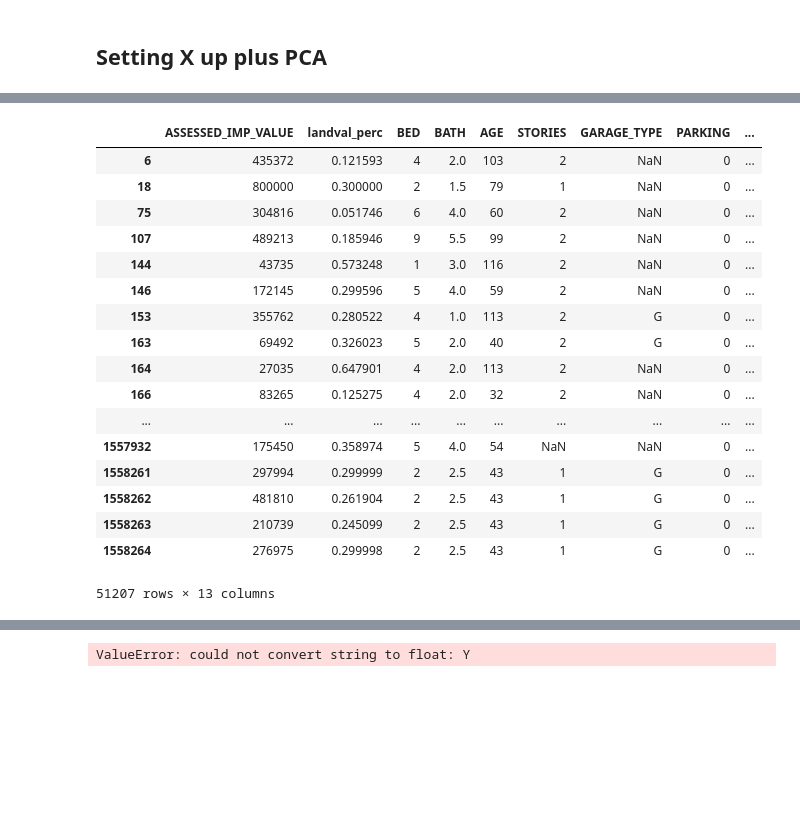
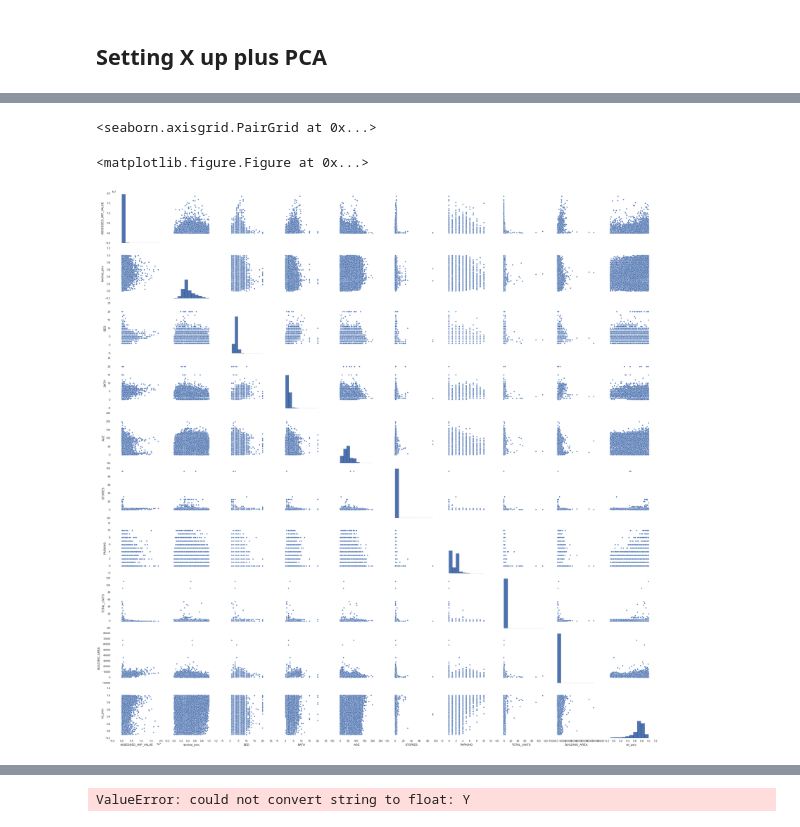
Before and after one commit to selwyth/featurehoods, a Jupyter notebook: work_sql_interface.ipynb, the cells around one changed output, grey strips where cells are left out. Cells and saved outputs as stored; diff of their text form; code cells hidden in the pictures; blank space fills up the shorter version.

```diff
--- a/work_sql_interface.ipynb
+++ b/work_sql_interface.ipynb
@@ -501,21 +573,7 @@ AttributeError: max must be larger than min in range parameter.
-# %%
-X[X.lot_perc < 0]
-# %% [output]
-|  | ASSESSED_IMP_VALUE | landval_perc | BED | BATH | AGE | STORIES | GARAGE_TYPE | PARKING | ... |
-| 6 | 435372 | 0.121593 | 4 | 2.0 | 103 | 2 | NaN | 0 | ... |
-| 18 | 800000 | 0.300000 | 2 | 1.5 | 79 | 1 | NaN | 0 | ... |
-| 75 | 304816 | 0.051746 | 6 | 4.0 | 60 | 2 | NaN | 0 | ... |
-| 107 | 489213 | 0.185946 | 9 | 5.5 | 99 | 2 | NaN | 0 | ... |
-| 144 | 43735 | 0.573248 | 1 | 3.0 | 116 | 2 | NaN | 0 | ... |
-| 146 | 172145 | 0.299596 | 5 | 4.0 | 59 | 2 | NaN | 0 | ... |
-| 153 | 355762 | 0.280522 | 4 | 1.0 | 113 | 2 | G | 0 | ... |
-| 163 | 69492 | 0.326023 | 5 | 2.0 | 40 | 2 | G | 0 | ... |
-| 164 | 27035 | 0.647901 | 4 | 2.0 | 113 | 2 | NaN | 0 | ... |
-| 166 | 83265 | 0.125275 | 4 | 2.0 | 32 | 2 | NaN | 0 | ... |
-| ... | ... | ... | ... | ... | ... | ... | ... | ... | ... |
-| 1557932 | 175450 | 0.358974 | 5 | 4.0 | 54 | NaN | NaN | 0 | ... |
-| 1558261 | 297994 | 0.299999 | 2 | 2.5 | 43 | 1 | G | 0 | ... |
-| 1558262 | 481810 | 0.261904 | 2 | 2.5 | 43 | 1 | G | 0 | ... |
-| 1558263 | 210739 | 0.245099 | 2 | 2.5 | 43 | 1 | G | 0 | ... |
-| 1558264 | 276975 | 0.299998 | 2 | 2.5 | 43 | 1 | G | 0 | ... |
-51207 rows × 13 columns
+# %%
+plt.figure(figsize=(18,18))
+sns.pairplot(X)
+# %% [output]
+<seaborn.axisgrid.PairGrid at 0x...>
+<matplotlib.figure.Figure at 0x...>
+[figure, added]
```
Also changed, not shown: parts of 26 cells of this notebook.
